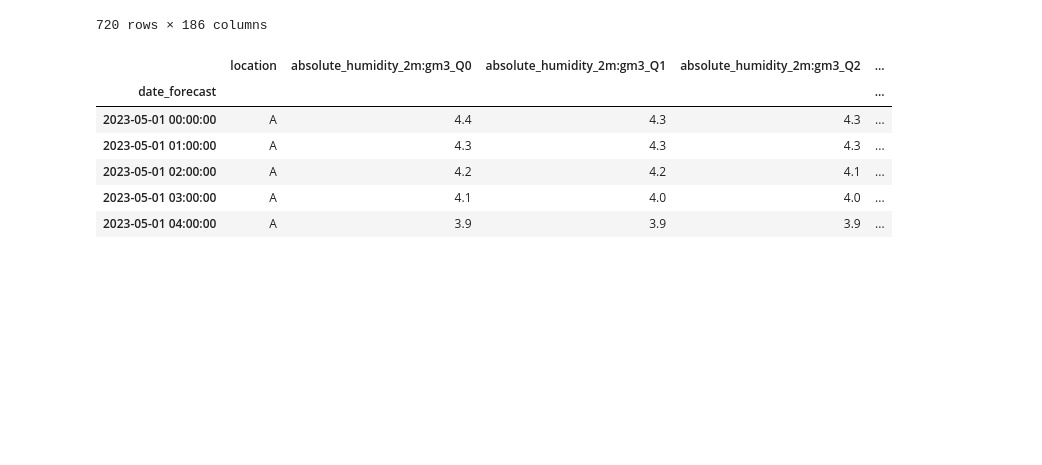
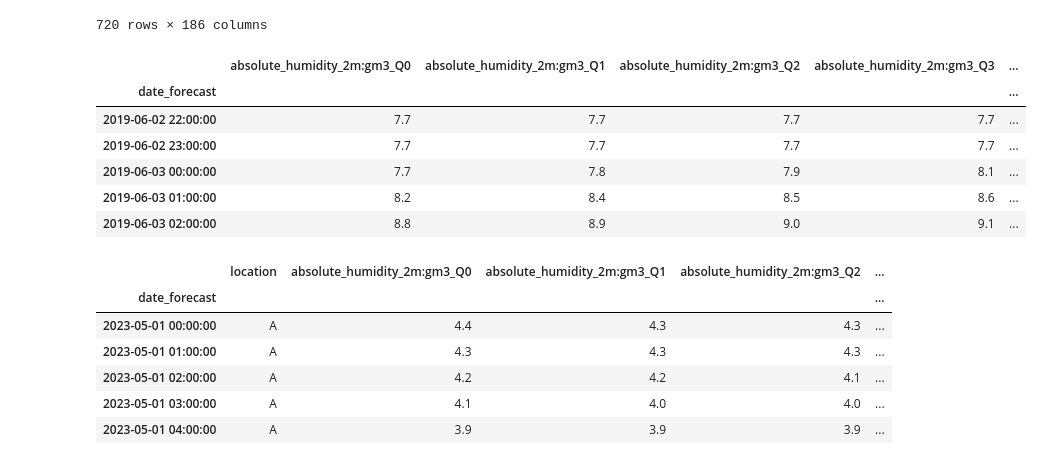
Before and after one commit to henningolweus/MLprosjekt, a Jupyter notebook: data/preprocessing_quarterly.ipynb, the cells around one changed output. Cells and saved outputs as stored; diff of their text form; code cells hidden in the pictures; blank space fills up the shorter version.

```diff
--- a/data/preprocessing_quarterly.ipynb
+++ b/data/preprocessing_quarterly.ipynb
@@ -170,5 +186,5 @@ def remove_nighttime_outliers(df: pd.DataFrame, threshold: float = 100) -> pd.Da
 # %%
-def filter_consecutive_measurements(df: pd.DataFrame, threshold: int = 48) -> pd.DataFrame:
+def filter_consecutive_measurements(df: pd.DataFrame, threshold: int = 24) -> pd.DataFrame:
     """
     Filters out rows from a DataFrame where the 'pv_measurement' column has consecutive
     identical values beyond a specified threshold.
@@ -425,3 +400,32 @@ def cyclic_day_of_year(x):
+# %%
+def add_cyclic(merged_df):
+    train_data = merged_df.copy()
+
+    train_data['hour_sin'] = np.sin(2 * np.pi * train_data['forecast_hour'] / 24)
+    train_data['hour_cos'] = np.cos(2 * np.pi * train_data['forecast_hour'] / 24)
+    train_data['month_sin'] = np.sin(2 * np.pi * (train_data['forecast_month']-1) / 12)
+    train_data['month_cos'] = np.cos(2 * np.pi * (train_data['forecast_month']-1) / 12)
+
+    #train_data.drop(columns = ['hour','month'],inplace = True)
+    return train_data
+# %%
+x_train_a = add_cyclic(x_train_a)
+x_train_b = add_cyclic(x_train_b)
+x_train_c = add_cyclic(x_train_c)
+
+x_test_a = add_cyclic(x_test_a)
+x_test_b = add_cyclic(x_test_b)
+x_test_c = add_cyclic(x_test_c)
+
+x_train_a.head()
+# %% [output]
+|  | absolute_humidity_2m:gm3_Q0 | absolute_humidity_2m:gm3_Q1 | absolute_humidity_2m:gm3_Q2 | absolute_humidity_2m:gm3_Q3 | ... |
+| date_forecast |  |  |  |  | ... |
+| 2019-06-02 22:00:00 | 7.7 | 7.7 | 7.7 | 7.7 | ... |
+| 2019-06-02 23:00:00 | 7.7 | 7.7 | 7.7 | 7.7 | ... |
+| 2019-06-03 00:00:00 | 7.7 | 7.8 | 7.9 | 8.1 | ... |
+| 2019-06-03 01:00:00 | 8.2 | 8.4 | 8.5 | 8.6 | ... |
+| 2019-06-03 02:00:00 | 8.8 | 8.9 | 9.0 | 9.1 | ... |
 # %%
 def add_rolling_and_interaction_features(x):
     data = x.copy()
```
Also changed, not shown: parts of 5 cells of this notebook, 12 other files.
